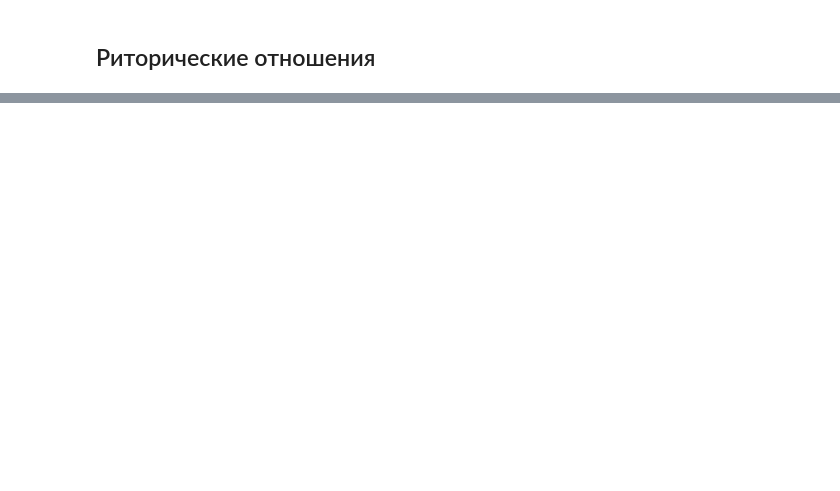
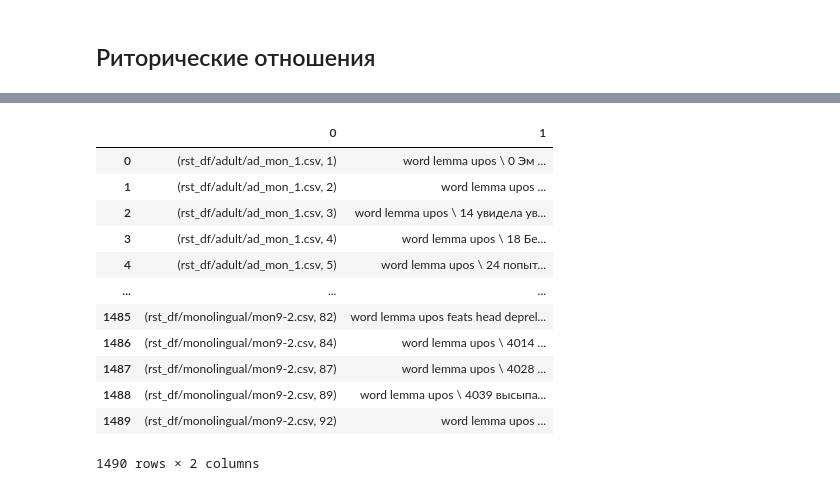
Before and after one commit to BunnyNoBugs/narratives-2021, a Jupyter notebook: syntax_analysis.ipynb, the cells around one changed output, grey strips where cells are left out. Saved outputs shown, nothing was run; the diff lists cells and outputs as text; code cells hidden in the pictures; blank space fills up the shorter version.

```diff
--- a/syntax_analysis.ipynb
+++ b/syntax_analysis.ipynb
@@ -264,0 +307,16 @@ array([nan, 'background', 'sequence', 'span', 'result', 'justify',
+# %%
+pd.DataFrame(rst_df.groupby(['file', 'segment_id']))
+# %% [output]
+|  | 0 | 1 |
+| 0 | (rst_df/adult/ad_mon_1.csv, 1) | word lemma upos \ 0 Эм ... |
+| 1 | (rst_df/adult/ad_mon_1.csv, 2) | word lemma upos ... |
+| 2 | (rst_df/adult/ad_mon_1.csv, 3) | word lemma upos \ 14 увидела ув... |
+| 3 | (rst_df/adult/ad_mon_1.csv, 4) | word lemma upos \ 18 Бе... |
+| 4 | (rst_df/adult/ad_mon_1.csv, 5) | word lemma upos \ 24 попыт... |
+| ... | ... | ... |
+| 1485 | (rst_df/monolingual/mon9-2.csv, 82) | word lemma upos feats head deprel... |
+| 1486 | (rst_df/monolingual/mon9-2.csv, 84) | word lemma upos \ 4014 ... |
+| 1487 | (rst_df/monolingual/mon9-2.csv, 87) | word lemma upos \ 4028 ... |
+| 1488 | (rst_df/monolingual/mon9-2.csv, 89) | word lemma upos \ 4039 высыпа... |
+| 1489 | (rst_df/monolingual/mon9-2.csv, 92) | word lemma upos ... |
+1490 rows × 2 columns
```
Also changed, not shown: parts of 17 cells of this notebook.
